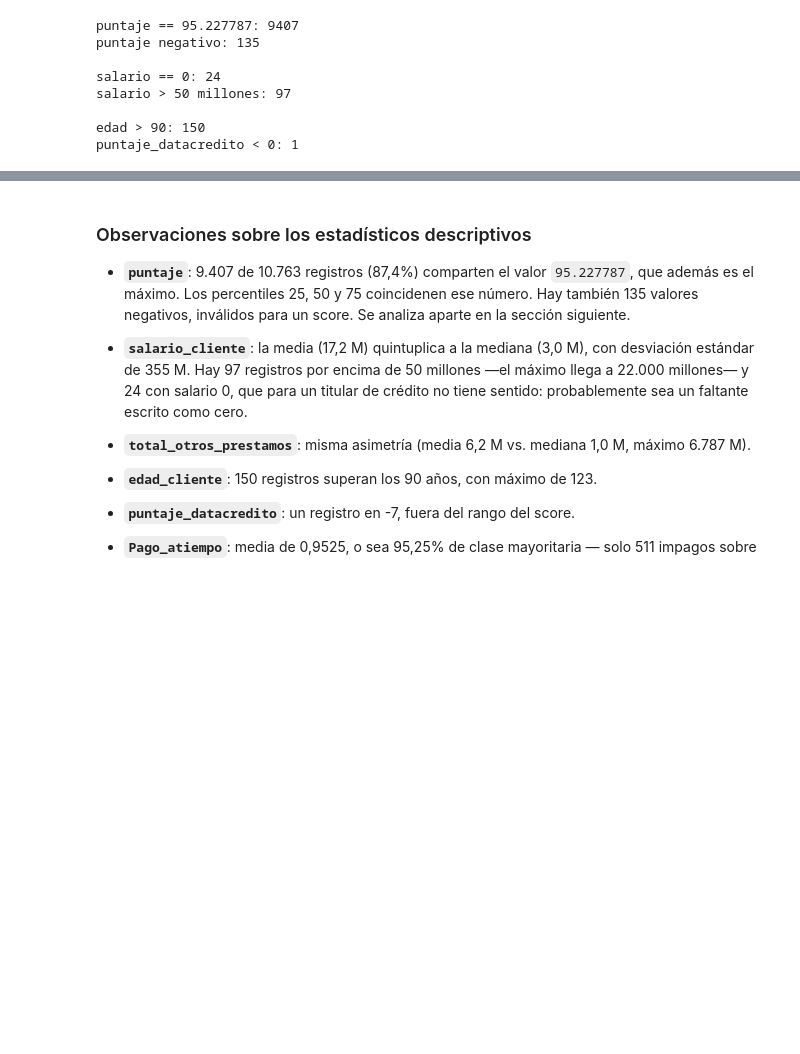
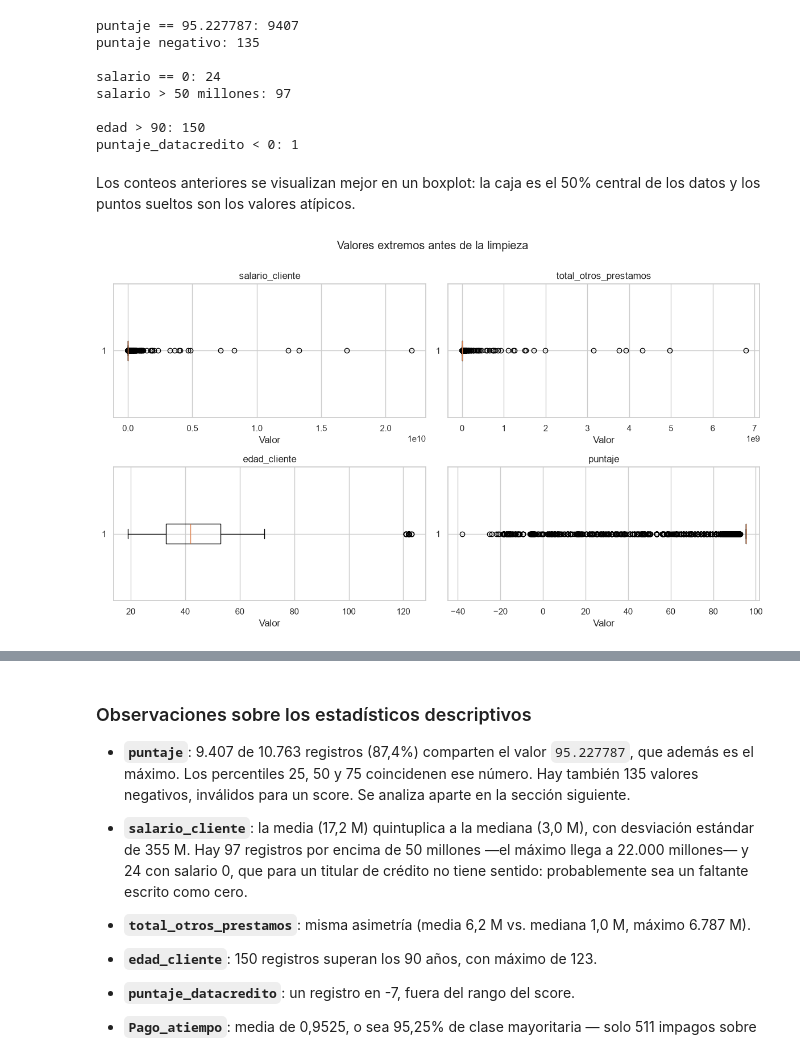
Before and after one commit to mmelgarejo-ds/credit-risk-mlops, a Jupyter notebook: mlops_pipeline/src/comprension_eda.ipynb, the cells around one changed output, grey strips where cells are left out. Drawn from its saved outputs; the diff is of its cells as text; code cells hidden in the pictures; blank space fills up the shorter version.

```diff
--- a/mlops_pipeline/src/comprension_eda.ipynb
+++ b/mlops_pipeline/src/comprension_eda.ipynb
@@ -295,3 +386,27 @@ salario > 50 millones: 97
 
 edad > 90: 150
 puntaje_datacredito < 0: 1
+# %% [markdown]
+Los conteos anteriores se visualizan mejor en un boxplot: la caja es el 50%
+central de los datos y los puntos sueltos son los valores atípicos.
+# %%
+# Define las variables con posibles valores extremos.
+extremos = ["salario_cliente", "total_otros_prestamos", "edad_cliente", "puntaje"]
+
+# Crea una cuadrícula de cuatro gráficos.
+fig, axes = plt.subplots(2, 2, figsize=(12, 7))
+axes = axes.flatten()
+
+# Genera un boxplot horizontal para cada variable.
+for i, col in enumerate(extremos):
+    # Elimina los valores nulos antes de graficar.
+    axes[i].boxplot(df[col].dropna(), vert=False)
+    axes[i].set_title(col)
+    axes[i].set_xlabel("Valor")
+
+# Ajusta el diseño y muestra los gráficos.
+plt.suptitle("Valores extremos antes de la limpieza", y=1.00)
+plt.tight_layout()
+plt.show()
+# %% [output]
+[figure, added]
```
Also changed, not shown: parts of 61 cells of this notebook.
